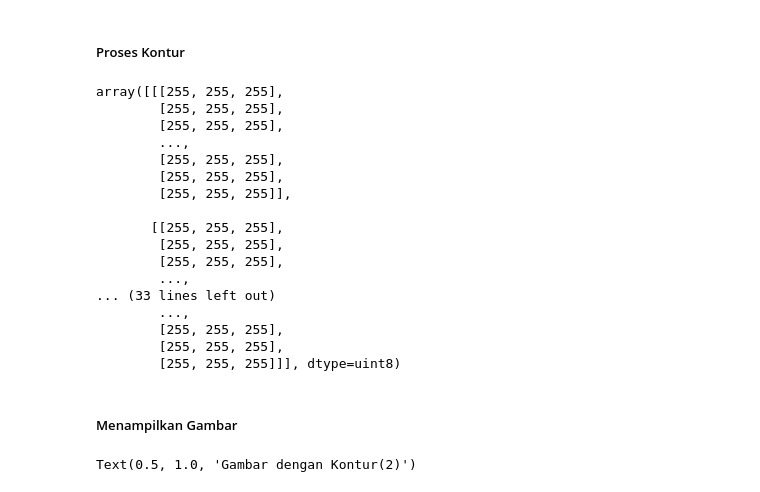
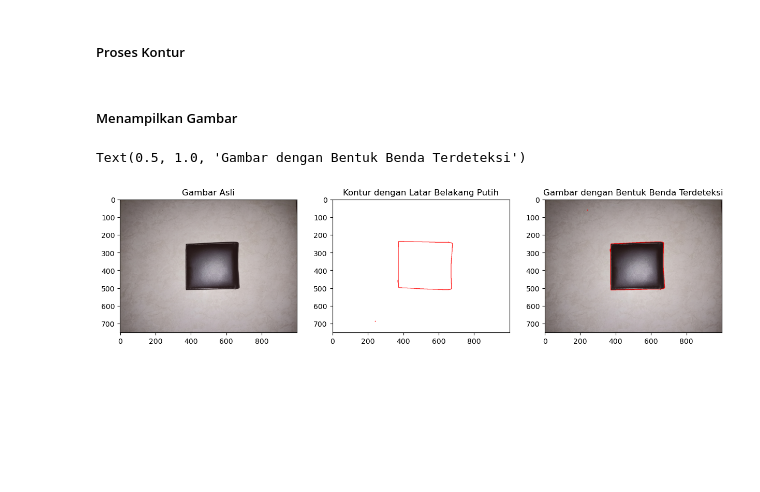
Before and after one commit to akuzane/PA-PC_202131061_ZidanNovrizal_A, a Jupyter notebook: PA-PC_202131061_ZidanNovrizal_A.ipynb, the cells around one changed output. Cells and saved outputs as stored; diff of their text form; code cells hidden in the pictures; blank space fills up the shorter version.

Commit message:
UPDATED
Updating .ipynb files and new images

```diff
--- a/PA-PC_202131061_ZidanNovrizal_A.ipynb
+++ b/PA-PC_202131061_ZidanNovrizal_A.ipynb
@@ -22,48 +22,39 @@ kontur, _ = cv2.findContours(tanda_tepi, cv2.RETR_EXTERNAL, cv2.CHAIN_APPROX_SIM
 # Salinan gambar asli
 gambar_asli = np.copy(gambar)
 
-# Gambar kontur pada gambar asli
-cv2.drawContours(gambar_asli, kontur, -1, (0, 0, 255), 3)
-
 # Salinan gambar asli dengan latar belakang putih
 gambar_putih = np.ones_like(gambar) * 255
 
-# Gambar kontur pada latar belakang putih
-cv2.drawContours(gambar_putih, kontur, -1, (0, 0, 255), 3)
+# Deteksi bentuk benda
+for cnt in kontur:
+
+    # Menghitung jumlah sudut pada kontur
+    sudut = cv2.approxPolyDP(cnt, 0.04 * cv2.arcLength(cnt, True), True)
+    jumlah_sudut = len(sudut)
+
+    # Deteksi bentuk persegi
+    if jumlah_sudut == 4:
+        cv2.drawContours(gambar_putih, [cnt], -1, (0, 0, 255), 2)
+        cv2.drawContours(gambar_asli, [cnt], -1, (0, 0, 255), 2)
+
+gambar_putih_flip = cv2.flip(gambar_putih, 0)
-# %% [output]
-array([[[255, 255, 255],
-        [255, 255, 255],
-        [255, 255, 255],
-        ...,
-        [255, 255, 255],
-        [255, 255, 255],
-        [255, 255, 255]],
-
-       [[255, 255, 255],
-        [255, 255, 255],
-        [255, 255, 255],
-        ...,
-... (33 lines left out)
-        ...,
-        [255, 255, 255],
-        [255, 255, 255],
-        [255, 255, 255]]], dtype=uint8)
 # %% [markdown]
 ##### Menampilkan Gambar
 # %%
 # Menampilkan gambar dalam subplot
-fig, ax = plt.subplots(1, 3, figsize=(15, 11))
+fig, ax = plt.subplots(1, 3, figsize=(15, 10))
 
 # Menampilkan gambar asli pada subplot pertama
 ax[0].imshow(cv2.cvtColor(gambar, cv2.COLOR_BGR2RGB))
 ax[0].set_title('Gambar Asli')
 
-# Menampilkan gambar dengan kontur pada subplot kedua
-ax[1].imshow(cv2.cvtColor(gambar_putih, cv2.COLOR_BGR2RGB))
-ax[1].set_title('Gambar dengan Kontur(1)')
+# Menampilkan gambar kontur pada latar belakang putih pada subplot ketiga
+ax[1].imshow(cv2.cvtColor(gambar_putih_flip, cv2.COLOR_BGR2RGB))
+ax[1].set_title('Kontur dengan Latar Belakang Putih')
 
-# Menampilkan gambar kontur pada latar belakang putih pada subplot ketiga
+# Menampilkan gambar dengan bentuk benda yang terdeteksi pada subplot kedua
 ax[2].imshow(cv2.cvtColor(gambar_asli, cv2.COLOR_BGR2RGB))
-ax[2].set_title('Gambar dengan Kontur(2)')
+ax[2].set_title('Gambar dengan Bentuk Benda Terdeteksi')
 # %% [output]
-Text(0.5, 1.0, 'Gambar dengan Kontur(2)')
+Text(0.5, 1.0, 'Gambar dengan Bentuk Benda Terdeteksi')
+[figure, added]
```
Also changed, not shown: 2 other files.
